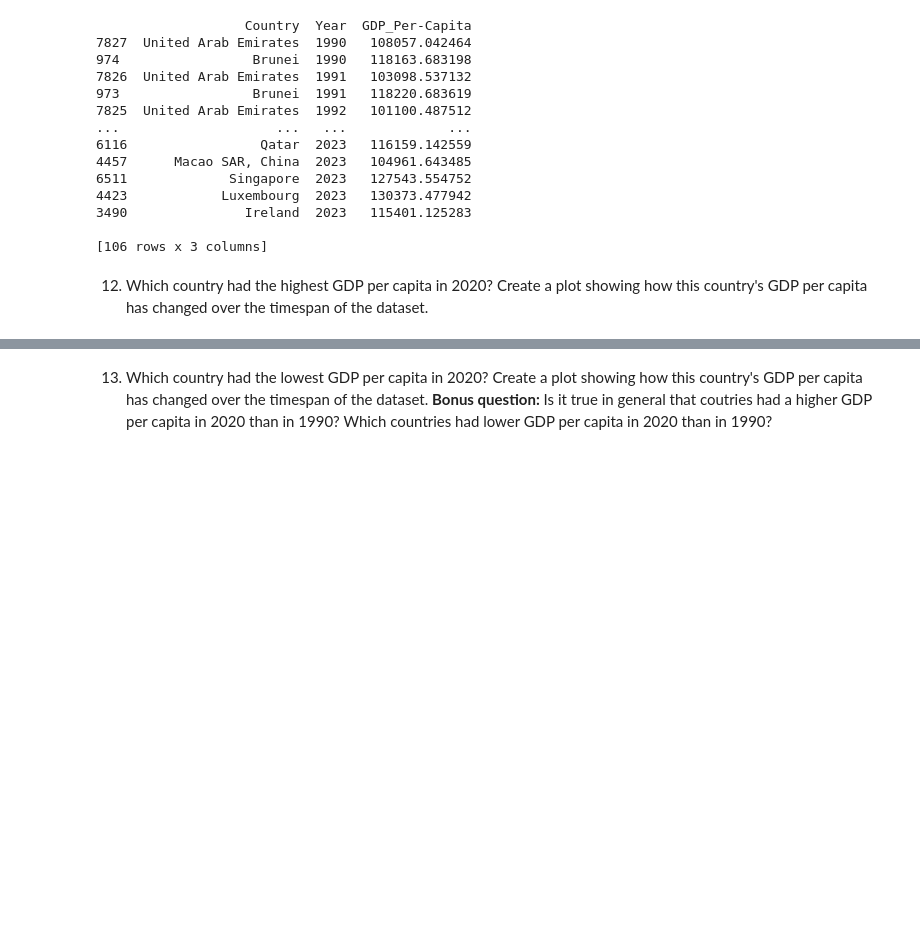
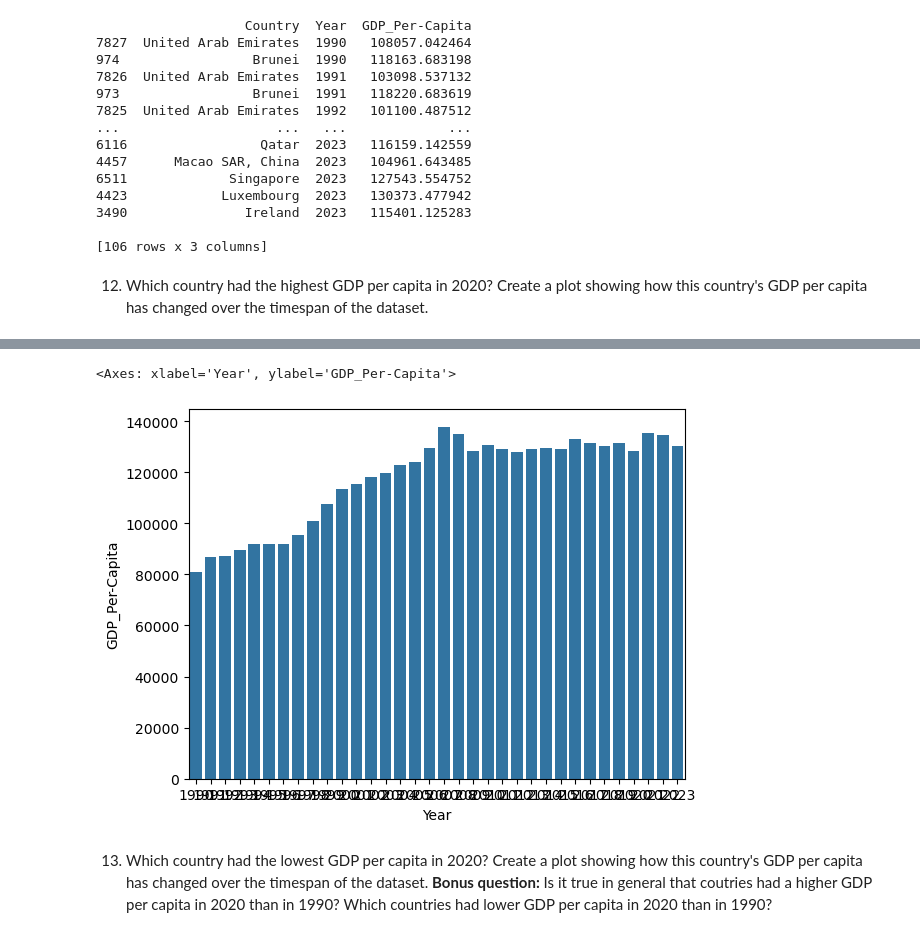
Before and after one commit to NSS-Data-Analytics-Cohort-14/gdp-and-internet-usage-jmo703, a Jupyter notebook: notebooks/python_project.ipynb, the cells around one changed output, grey strips where cells are left out. Drawn from its saved outputs; the diff is of its cells as text; code cells hidden in the pictures; blank space fills up the shorter version.

```diff
--- a/notebooks/python_project.ipynb
+++ b/notebooks/python_project.ipynb
@@ -210,3 +229,10 @@ print(gdp_hundredk_filtered)
+# %%
+gdp_luxembourg = cleaned_gdp_df[cleaned_gdp_df['Country']=="Luxembourg"]
+# %%
+sns.barplot(data=gdp_luxembourg,x='Year',y='GDP_Per-Capita')
+# %% [output]
+<Axes: xlabel='Year', ylabel='GDP_Per-Capita'>
+[figure, added]
 # %% [markdown]
 13. Which country had the lowest GDP per capita in 2020? Create a plot showing how this country's GDP per capita has changed over the timespan of the dataset. **Bonus question:** Is it true in general that coutries had a higher GDP per capita in 2020 than in 1990? Which countries had lower GDP per capita in 2020 than in 1990?
 # %% [markdown]
```
Also changed, not shown: parts of 2 cells of this notebook.
